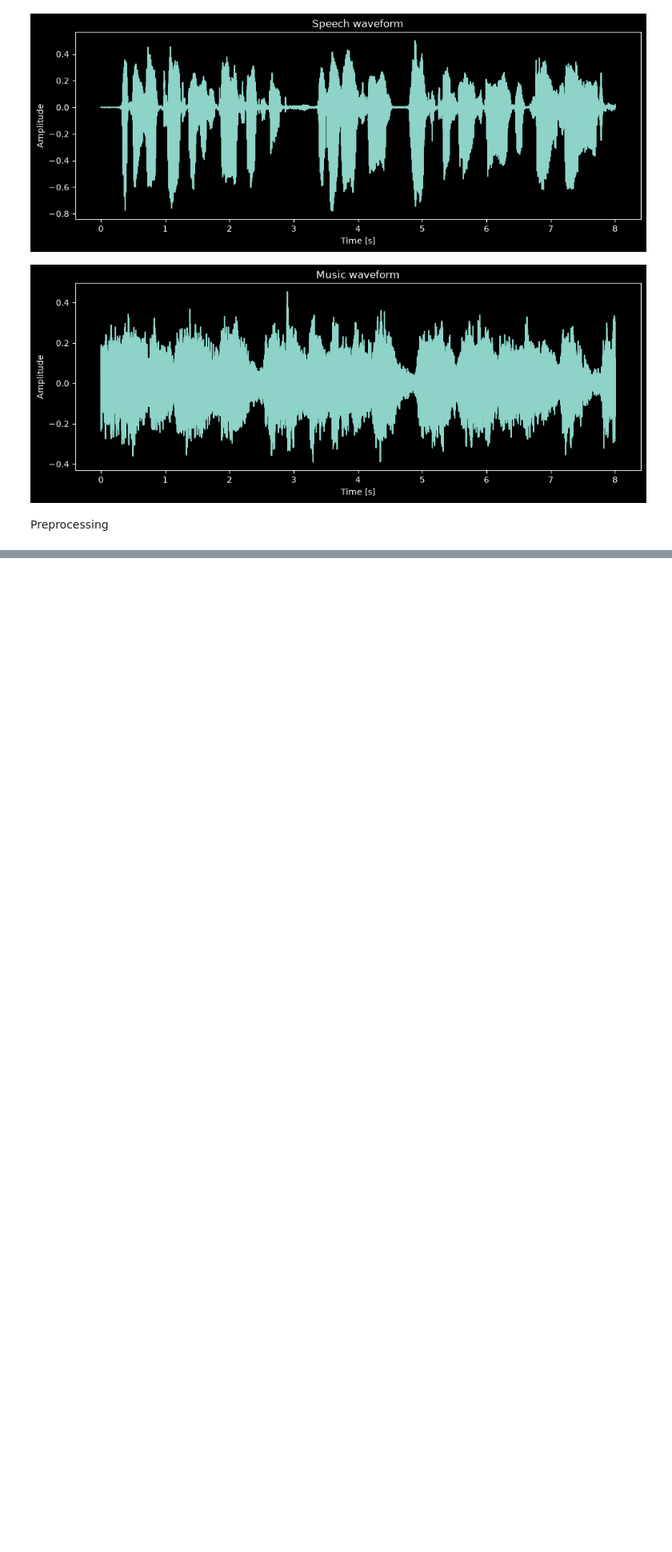
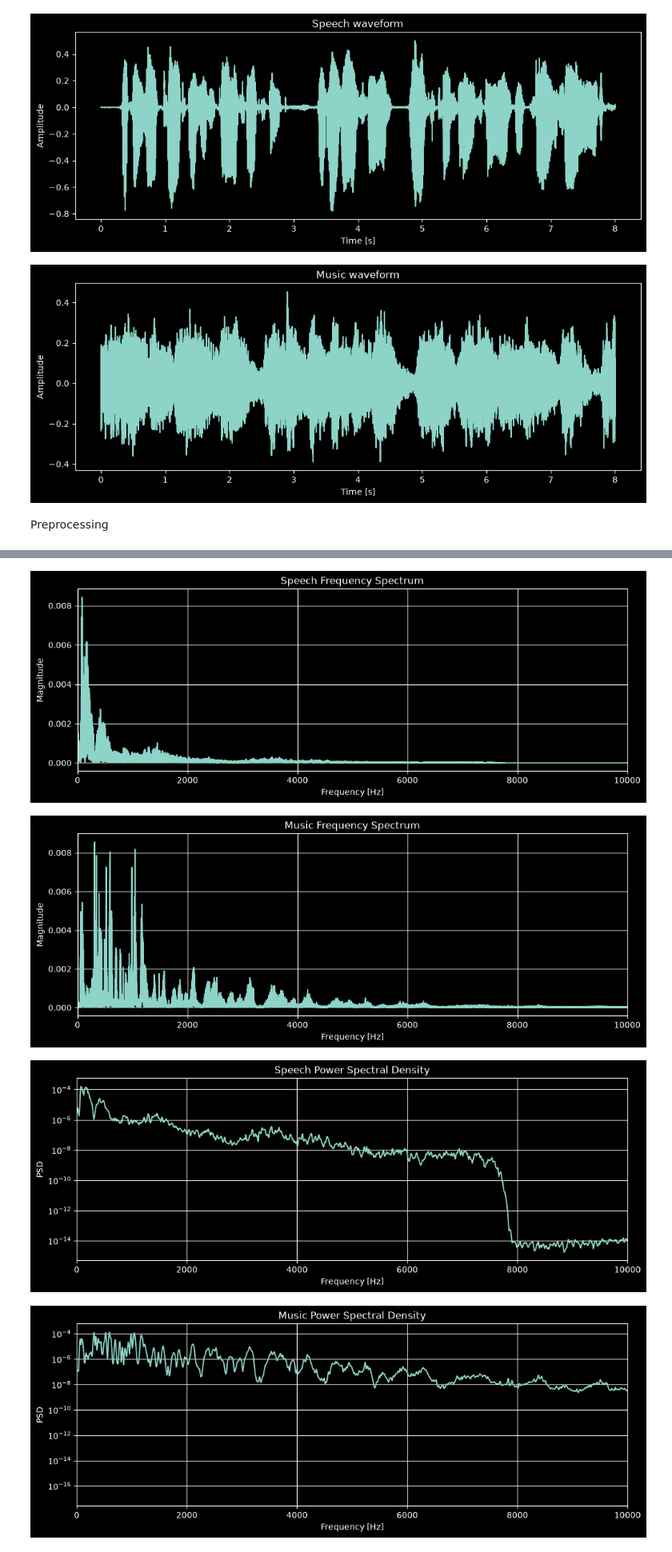
Before and after one commit to gianjustforfun/Sensory-Prostheses---Auditory-project, a Jupyter notebook: cochlear_implant_assignment.ipynb, the cells around one changed output, grey strips where cells are left out. Shown at 80% size. Saved outputs shown, nothing was run; the diff lists cells and outputs as text; code cells hidden in the pictures; blank space fills up the shorter version.

Commit message:
Add frequency-domain analysis and define baseline frequency bands

```diff
--- a/cochlear_implant_assignment.ipynb
+++ b/cochlear_implant_assignment.ipynb
@@ -96,0 +100,59 @@ Processed speech:
+# %%
+plot_frequency_spectrum(
+    speech_processed,
+    fs_speech,
+    title="Speech Frequency Spectrum",
+    max_freq=10000
+)
+
+plot_frequency_spectrum(
+    music_processed,
+    fs_music,
+    title="Music Frequency Spectrum",
+    max_freq=10000
+)
+
+
+plot_psd(
+    speech_processed,
+    fs_speech,
+    title="Speech Power Spectral Density"
+)
+
+plot_psd(
+    music_processed,
+    fs_music,
+    title="Music Power Spectral Density"
+)
+
+
+band_edges = [200, 500, 1250, 3150, 8000]
+
+speech_band_power = compute_band_power(
+    speech_processed,
+    fs_speech,
+    band_edges
+)
+
+music_band_power = compute_band_power(
+    music_processed,
+    fs_music,
+    band_edges
+)
+
+print(f"{'Band [Hz]':<18}{'Speech [%]':>12}{'Music [%]':>12}")
+print("-" * 42)
+
+for i in range(len(band_edges) - 1):
+    band = f"{band_edges[i]}-{band_edges[i+1]}"
+
+    print(
+        f"{band:<18}"
+        f"{speech_band_power[i]:>12.2f}"
+        f"{music_band_power[i]:>12.2f}"
+    )
+# %% [output]
+[figure, added]
+[figure, added]
+[figure, added]
+[figure, added]
```
Also changed, not shown: parts of 3 cells of this notebook, 1 other file.
